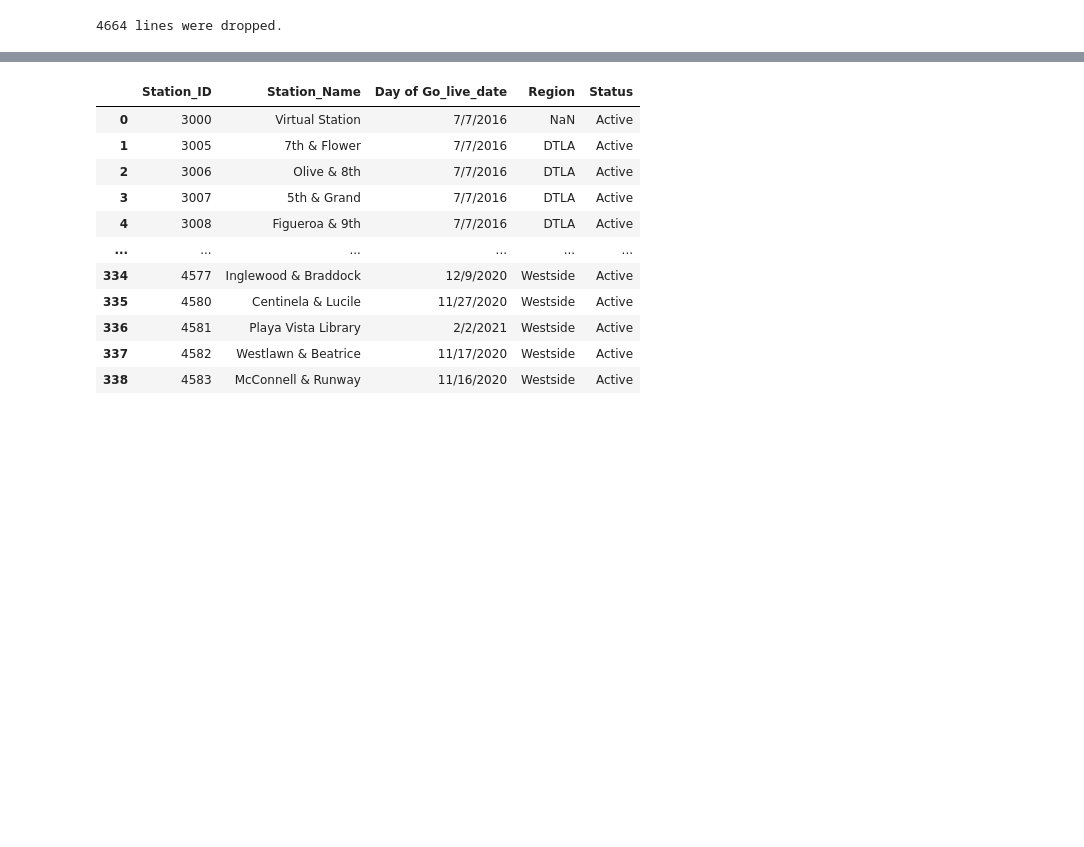
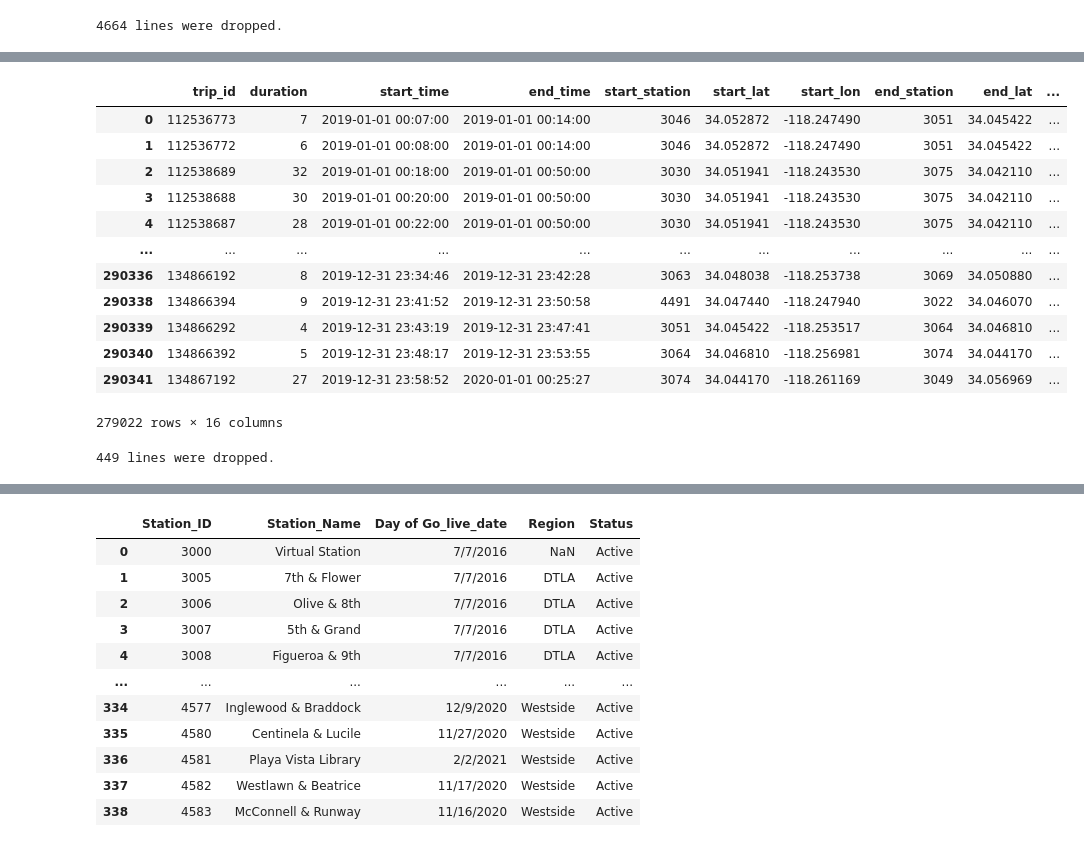
Before and after one commit to robbenB-123/SiliconValley, a Jupyter notebook: DSML_SILICONVALLEY.ipynb, the cells around one changed output, grey strips where cells are left out. Drawn from its saved outputs; the diff is of its cells as text; code cells hidden in the pictures; blank space fills up the shorter version.

```diff
--- a/DSML_SILICONVALLEY.ipynb
+++ b/DSML_SILICONVALLEY.ipynb
@@ -90,0 +106,36 @@ print("{} lines were dropped.".format(lines_dropped))
+# %%
+# Trips over 24 hours (long trips)
+
+# drop cells where duration is over 24h
+
+#type(la_set_dropOoS["exact_duration"].loc[0])
+
+
+la_set_dropLt = la_set_dropOoS[la_set_dropOoS["duration"] < (24*60)]
+
+#more complex but unnessesary
+#la_set_dropLt = la_set_dropOoS[la_set_dropOoS["exact_duration"].apply(lambda x: x.total_seconds()) < (24*60*60)]
+
+#[(la_set_dropOoS["exact_duration"].total_seconds())  > (24*60*60)]
+
+la_set_dropLt
+# %% [output]
+|  | trip_id | duration | start_time | end_time | start_station | start_lat | start_lon | end_station | end_lat | ... |
+| 0 | 112536773 | 7 | 2019-01-01 00:07:00 | 2019-01-01 00:14:00 | 3046 | 34.052872 | -118.247490 | 3051 | 34.045422 | ... |
+| 1 | 112536772 | 6 | 2019-01-01 00:08:00 | 2019-01-01 00:14:00 | 3046 | 34.052872 | -118.247490 | 3051 | 34.045422 | ... |
+| 2 | 112538689 | 32 | 2019-01-01 00:18:00 | 2019-01-01 00:50:00 | 3030 | 34.051941 | -118.243530 | 3075 | 34.042110 | ... |
+| 3 | 112538688 | 30 | 2019-01-01 00:20:00 | 2019-01-01 00:50:00 | 3030 | 34.051941 | -118.243530 | 3075 | 34.042110 | ... |
+| 4 | 112538687 | 28 | 2019-01-01 00:22:00 | 2019-01-01 00:50:00 | 3030 | 34.051941 | -118.243530 | 3075 | 34.042110 | ... |
+| ... | ... | ... | ... | ... | ... | ... | ... | ... | ... | ... |
+| 290336 | 134866192 | 8 | 2019-12-31 23:34:46 | 2019-12-31 23:42:28 | 3063 | 34.048038 | -118.253738 | 3069 | 34.050880 | ... |
+| 290338 | 134866394 | 9 | 2019-12-31 23:41:52 | 2019-12-31 23:50:58 | 4491 | 34.047440 | -118.247940 | 3022 | 34.046070 | ... |
+| 290339 | 134866292 | 4 | 2019-12-31 23:43:19 | 2019-12-31 23:47:41 | 3051 | 34.045422 | -118.253517 | 3064 | 34.046810 | ... |
+| 290340 | 134866392 | 5 | 2019-12-31 23:48:17 | 2019-12-31 23:53:55 | 3064 | 34.046810 | -118.256981 | 3074 | 34.044170 | ... |
+| 290341 | 134867192 | 27 | 2019-12-31 23:58:52 | 2020-01-01 00:25:27 | 3074 | 34.044170 | -118.261169 | 3049 | 34.056969 | ... |
+279022 rows × 16 columns
+# %%
+#how many lines were dropped
+lines_dropped = len(la_set_dropOoS)-len(la_set_dropLt)
+print("{} lines were dropped.".format(lines_dropped))
+# %% [output]
+449 lines were dropped.
```
Also changed, not shown: parts of 18 cells of this notebook.
